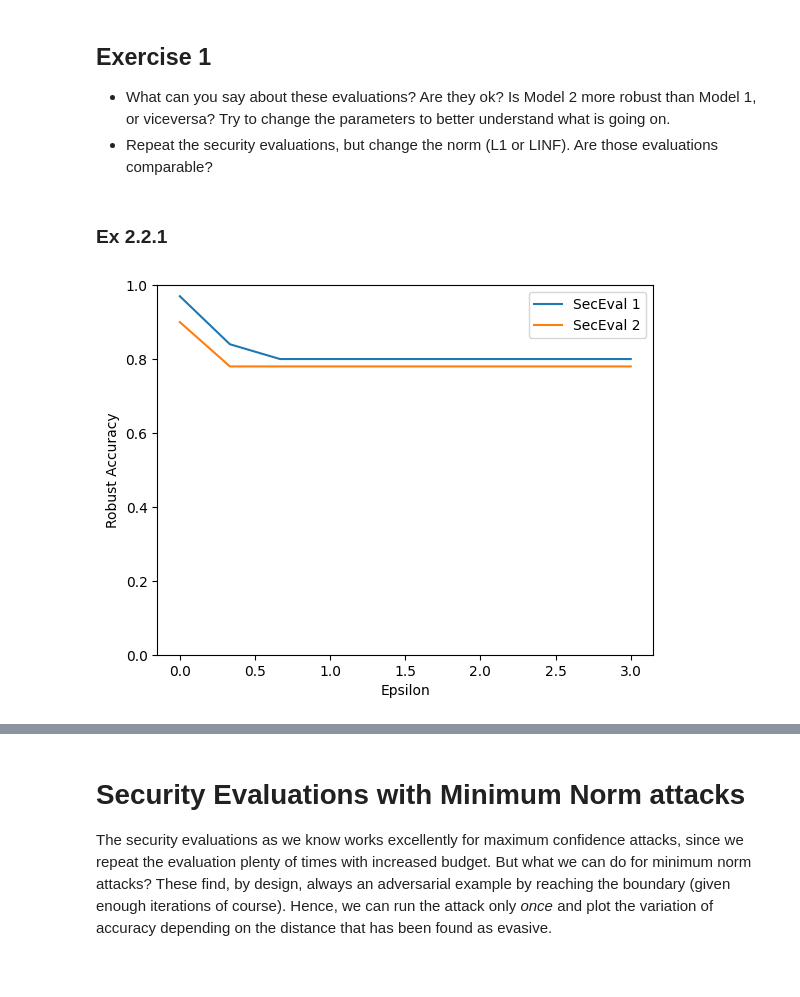
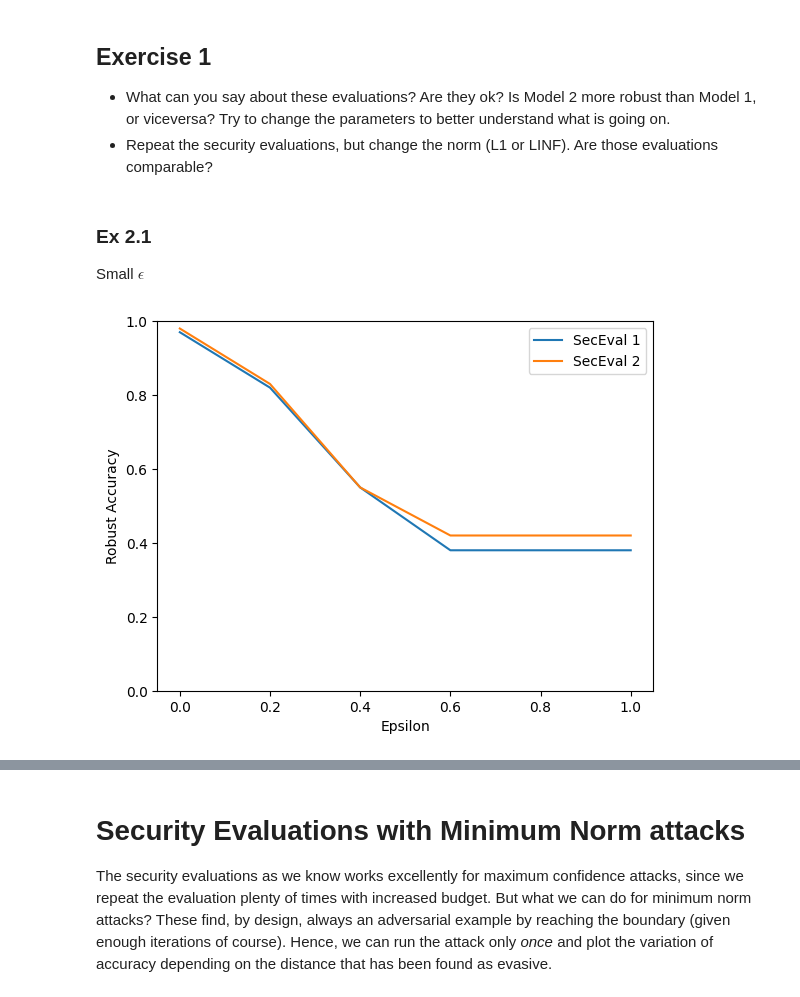
Before and after one commit to girofex/Trustworthy-AI-laboratories, a Jupyter notebook: Lab 03 - Security Evaluations of Machine Learning Models.ipynb, the cells around one changed output, grey strips where cells are left out. Drawn from its saved outputs; the diff is of its cells as text; code cells hidden in the pictures.

```diff
--- a/Lab 03 - Security Evaluations of Machine Learning Models.ipynb
+++ b/Lab 03 - Security Evaluations of Machine Learning Models.ipynb
@@ -403,35 +405,19 @@ plt.show()
 * What can you say about these evaluations? Are they ok? Is Model 2 more robust than Model 1, or viceversa? Try to change the parameters to better understand what is going on.
 * Repeat the security evaluations, but change the norm (L1 or LINF). Are those evaluations comparable?
 # %% [markdown]
-### Ex 2.2.1
+### Ex 2.1
+Small $\epsilon$
 # %%
-def security_evaluation(model, dataloader, epsilons, iterations=50, stepsize=1e-2):
-    sec_eval_data = []
-    for e in epsilons:
-        attack = PGD(
-            perturbation_model=LpPerturbationModels.L1,
-            num_steps=iterations,
-            step_size=stepsize,
-            y_target=None,
-            epsilon=e,
-            lb=-2,ub=2,
-            backend = Backends.NATIVE)
-
-        adv_dataloader = attack(model, dataloader)
-        robust_accuracy = Accuracy()(model, adv_dataloader)
-        sec_eval_data.append(robust_accuracy)
-    return sec_eval_data
-
-epsilons=np.linspace(0, 3, 10)
+epsilons = np.linspace(0, 1, 6)
 sec_eval_model1 = security_evaluation(secmlt_model, ts_dataloader, epsilons=epsilons)
 sec_eval_model2 = security_evaluation(secmlt_model2, ts_dataloader, epsilons=epsilons)
 
 plt.plot(epsilons, sec_eval_model1, label='SecEval 1')
 plt.plot(epsilons, sec_eval_model2, label='SecEval 2')
 plt.xlabel('Epsilon')
 plt.ylabel('Robust Accuracy')
 plt.ylim(0, 1)
 plt.legend()
 plt.show()
 # %% [output]
-[figure, old version]
+[figure, new version]
```
Also changed, not shown: parts of 22 cells of this notebook, 3 other files.
